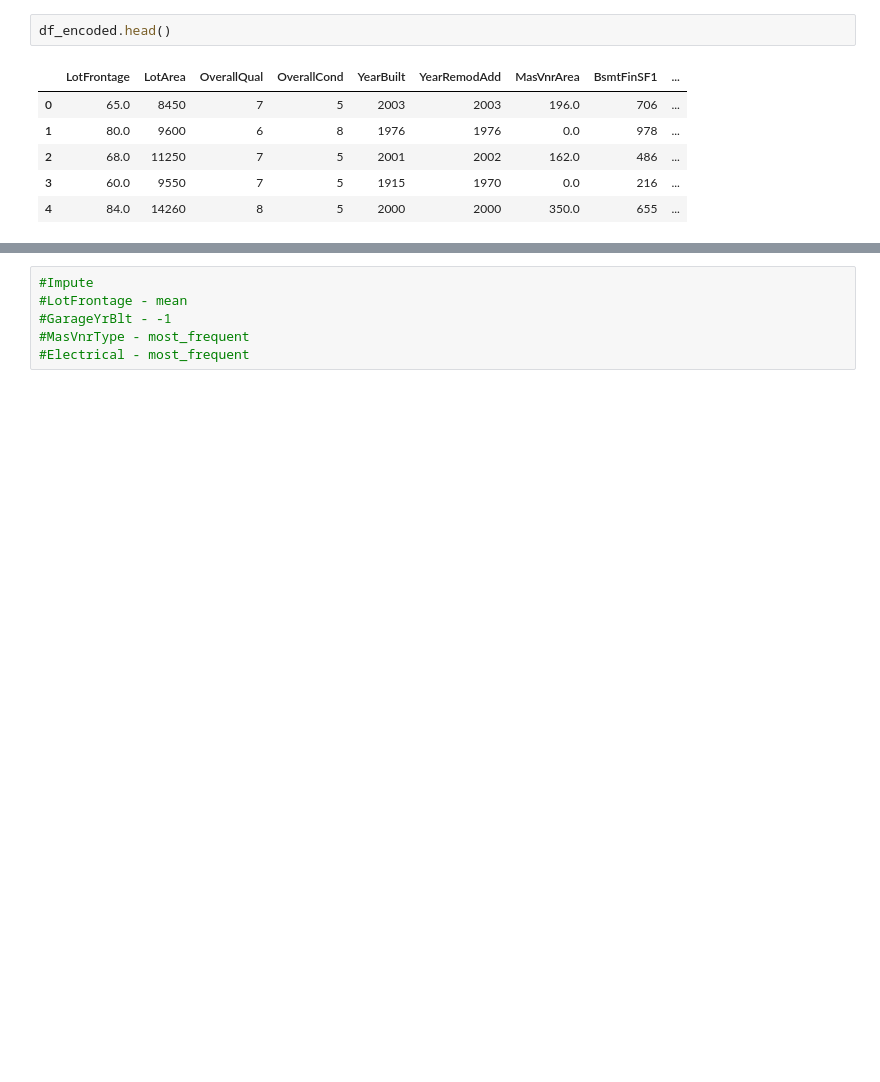
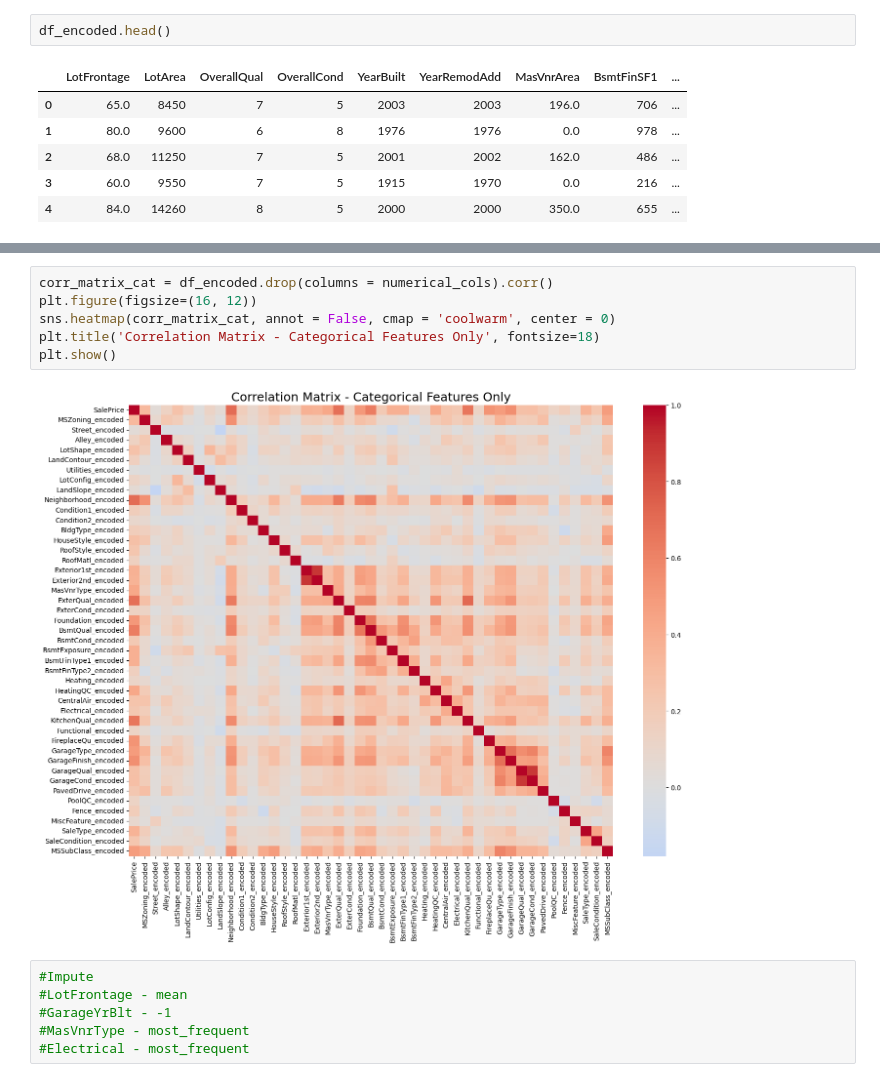
Before and after one commit to k0stro/house-prices-eda-regression, a Jupyter notebook: house-prices-eda-regression.ipynb, the cells around one changed output, grey strips where cells are left out. Cells and saved outputs as stored; diff of their text form; blank space fills up the shorter version.

```diff
--- a/house-prices-eda-regression.ipynb
+++ b/house-prices-eda-regression.ipynb
@@ -602,3 +616,11 @@ sns.heatmap(corr)
+# %%
+corr_matrix_cat = df_encoded.drop(columns = numerical_cols).corr()
+plt.figure(figsize=(16, 12))
+sns.heatmap(corr_matrix_cat, annot = False, cmap = 'coolwarm', center = 0)
+plt.title('Correlation Matrix - Categorical Features Only', fontsize=18)
+plt.show()
+# %% [output]
+[figure, added]
 # %%
 #Impute
 #LotFrontage - mean
```
Also changed, not shown: parts of 3 cells of this notebook.
